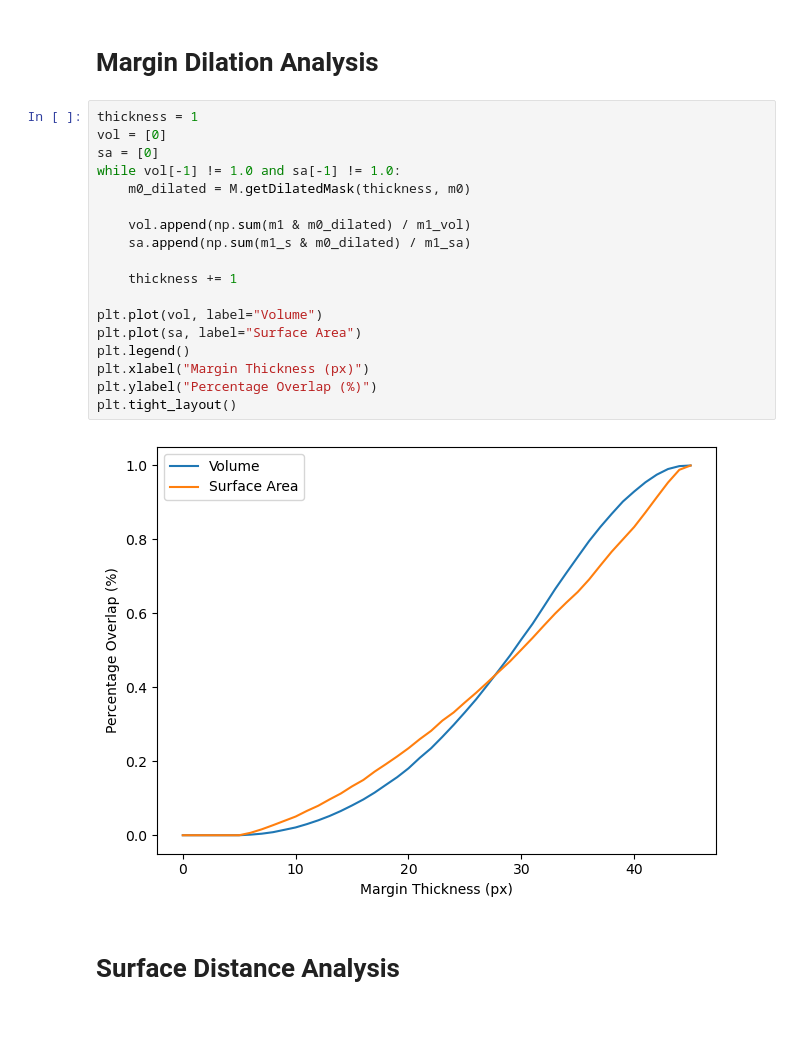
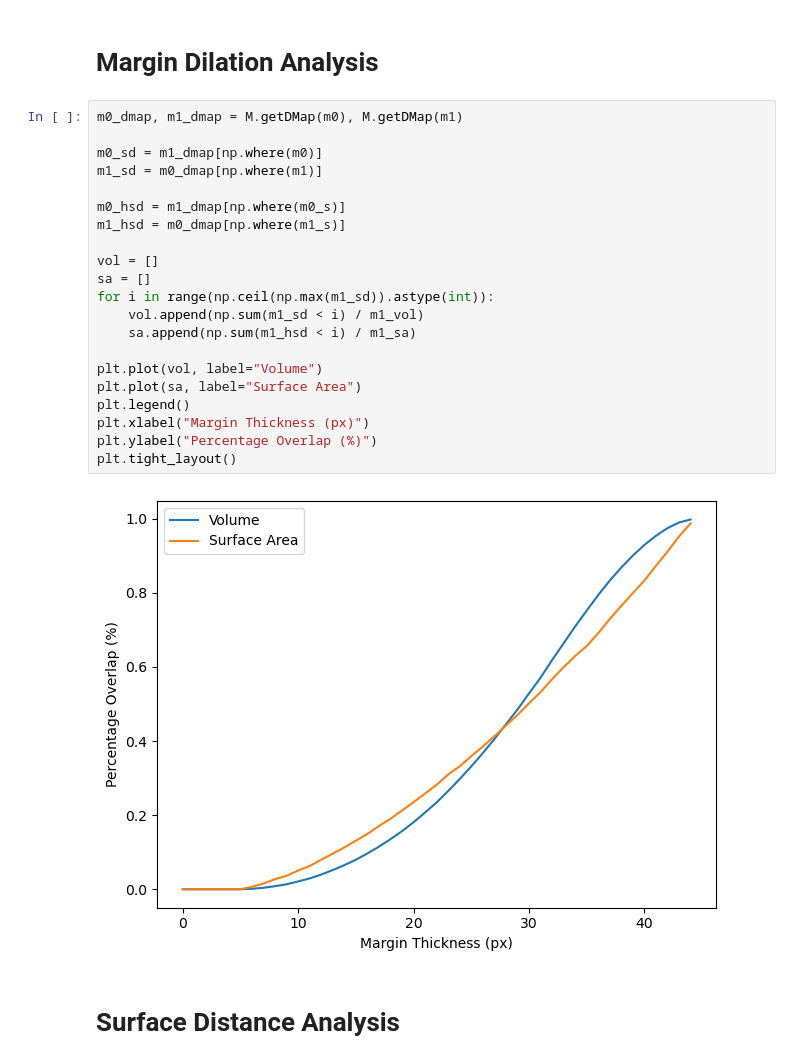
Before and after one commit to lochungtin/UVSMetrics, a Jupyter notebook: example_simple.ipynb, the cells around one changed output. Saved outputs shown, nothing was run; the diff lists cells and outputs as text; blank space fills up the shorter version.

```diff
--- a/example_simple.ipynb
+++ b/example_simple.ipynb
@@ -84,26 +84,29 @@ Mask 1 to 0 Center of Mass Distance: 35.27724507485696
 [figure]
 # %% [markdown]
 # Margin Dilation Analysis
-# %%
-thickness = 1
-vol = [0]
-sa = [0]
-while vol[-1] != 1.0 and sa[-1] != 1.0:
-    m0_dilated = M.getDilatedMask(thickness, m0)
-
-    vol.append(np.sum(m1 & m0_dilated) / m1_vol)
-    sa.append(np.sum(m1_s & m0_dilated) / m1_sa)
-
-    thickness += 1
-
-plt.plot(vol, label="Volume")
-plt.plot(sa, label="Surface Area")
-plt.legend()
-plt.xlabel("Margin Thickness (px)")
-plt.ylabel("Percentage Overlap (%)")
-plt.tight_layout()
-# %% [output]
-[figure, removed]
+# %%
+m0_dmap, m1_dmap = M.getDMap(m0), M.getDMap(m1)
+
+m0_sd = m1_dmap[np.where(m0)]
+m1_sd = m0_dmap[np.where(m1)]
+
+m0_hsd = m1_dmap[np.where(m0_s)]
+m1_hsd = m0_dmap[np.where(m1_s)]
+
+vol = []
+sa = []
+for i in range(np.ceil(np.max(m1_sd)).astype(int)):
+    vol.append(np.sum(m1_sd < i) / m1_vol)
+    sa.append(np.sum(m1_hsd < i) / m1_sa)
+
+plt.plot(vol, label="Volume")
+plt.plot(sa, label="Surface Area")
+plt.legend()
+plt.xlabel("Margin Thickness (px)")
+plt.ylabel("Percentage Overlap (%)")
+plt.tight_layout()
+# %% [output]
+[figure, added]
 # %% [markdown]
 # Surface Distance Analysis
 # %%
```
Also changed, not shown: parts of 2 cells of this notebook, 2 other files.
